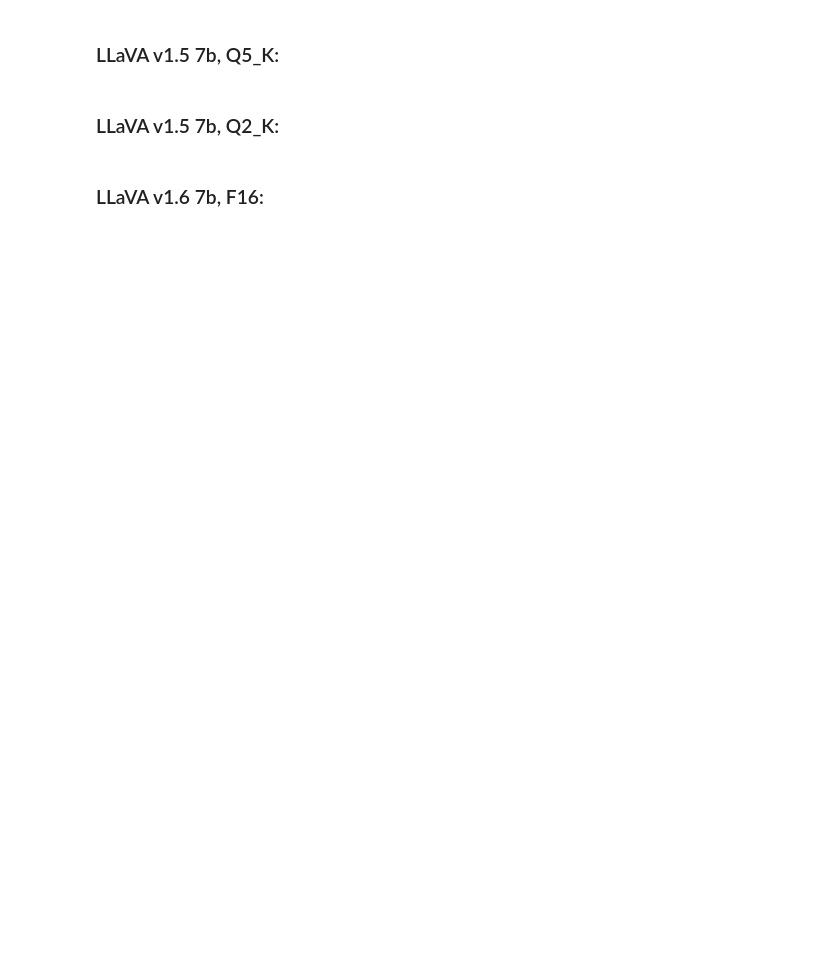
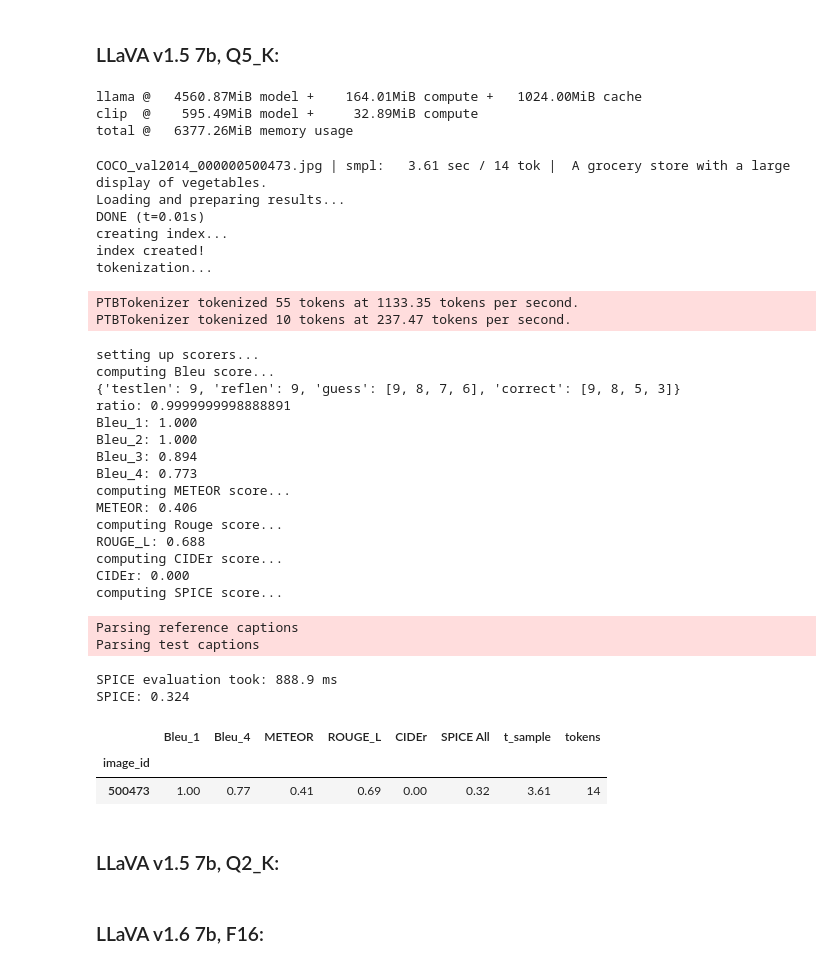
Before and after one commit to navratil-matej/dp, a Jupyter notebook: model-eval.ipynb, the cells around one changed output. Drawn from its saved outputs; the diff is of its cells as text; code cells hidden in the pictures; blank space fills up the shorter version.

Commit message:
MiniCPM, sampler params, n_cores, seed skip, fixes

```diff
--- a/model-eval.ipynb
+++ b/model-eval.ipynb
@@ -251,18 +315,52 @@ experiment_results.append(df)
 # %% [markdown]
 ### LLaVA v1.5 7b, Q5_K:
 # %%
-
-! llama.cpp/llama-quantize llava-v1.5-7b/llava-v1.5-7B-F16.gguf llava-v1.5-7b/llava-v1.5-7B-Q5_K.gguf Q5_K
-print(f'MODEL SIZE: {os.path.getsize("llava-v1.5-7b/llava-v1.5-7B-Q5_K.gguf") / 1024**3:.2f}G')
+with suppress_stdout_stderr(disable=False):
+    ! llama.cpp/llama-quantize llava-v1.5-7b/llava-v1.5-7B-F16.gguf llava-v1.5-7b/llava-v1.5-7B-Q5_K.gguf Q5_K
 df = experiment(
     model='llava-v1.5-7b/llava-v1.5-7B-Q5_K.gguf',
     mmproj='llava-v1.5-7b/mmproj-model-f16.gguf',
 )
-display(df) # If using Spyder, consider viewing the DataFrame with the variable viewer
+# If using Spyder, consider viewing the DataFrame with the Variable Explorer (burger menu -> open console)
+display(df[['Bleu_1', 'Bleu_4', 'METEOR', 'ROUGE_L', 'CIDEr', 'SPICE All', 't_sample', 'tokens']][:20])
 df['model'] = 'llava-v1.5-7B-Q5_K'
 df = df.set_index('model', append=True)
 experiment_results.append(df)
 ! rm llava-v1.5-7b/llava-v1.5-7B-Q5_K.gguf
+# %% [output]
+llama @   4560.87MiB model +    164.01MiB compute +   1024.00MiB cache
+clip  @    595.49MiB model +     32.89MiB compute
+total @   6377.26MiB memory usage
+COCO_val2014_000000500473.jpg | smpl:   3.61 sec / 14 tok |  A grocery store with a large display of vegetables.
+Loading and preparing results...
+DONE (t=0.01s)
+creating index...
+index created!
+tokenization...
+PTBTokenizer tokenized 55 tokens at 1133.35 tokens per second.
+PTBTokenizer tokenized 10 tokens at 237.47 tokens per second.
+setting up scorers...
+computing Bleu score...
+{'testlen': 9, 'reflen': 9, 'guess': [9, 8, 7, 6], 'correct': [9, 8, 5, 3]}
+ratio: 0.9999999998888891
+Bleu_1: 1.000
+Bleu_2: 1.000
+Bleu_3: 0.894
+Bleu_4: 0.773
+computing METEOR score...
+METEOR: 0.406
+computing Rouge score...
+ROUGE_L: 0.688
+computing CIDEr score...
+CIDEr: 0.000
+computing SPICE score...
+Parsing reference captions
+Parsing test captions
+SPICE evaluation took: 888.9 ms
+SPICE: 0.324
+|  | Bleu_1 | Bleu_4 | METEOR | ROUGE_L | CIDEr | SPICE All | t_sample | tokens |
+| image_id |  |  |  |  |  |  |  |  |
+| 500473 | 1.00 | 0.77 | 0.41 | 0.69 | 0.00 | 0.32 | 3.61 | 14 |
 # %% [markdown]
 ### LLaVA v1.5 7b, Q2_K:
 # %%
```
Also changed, not shown: parts of 19 cells of this notebook, 2 other files.
